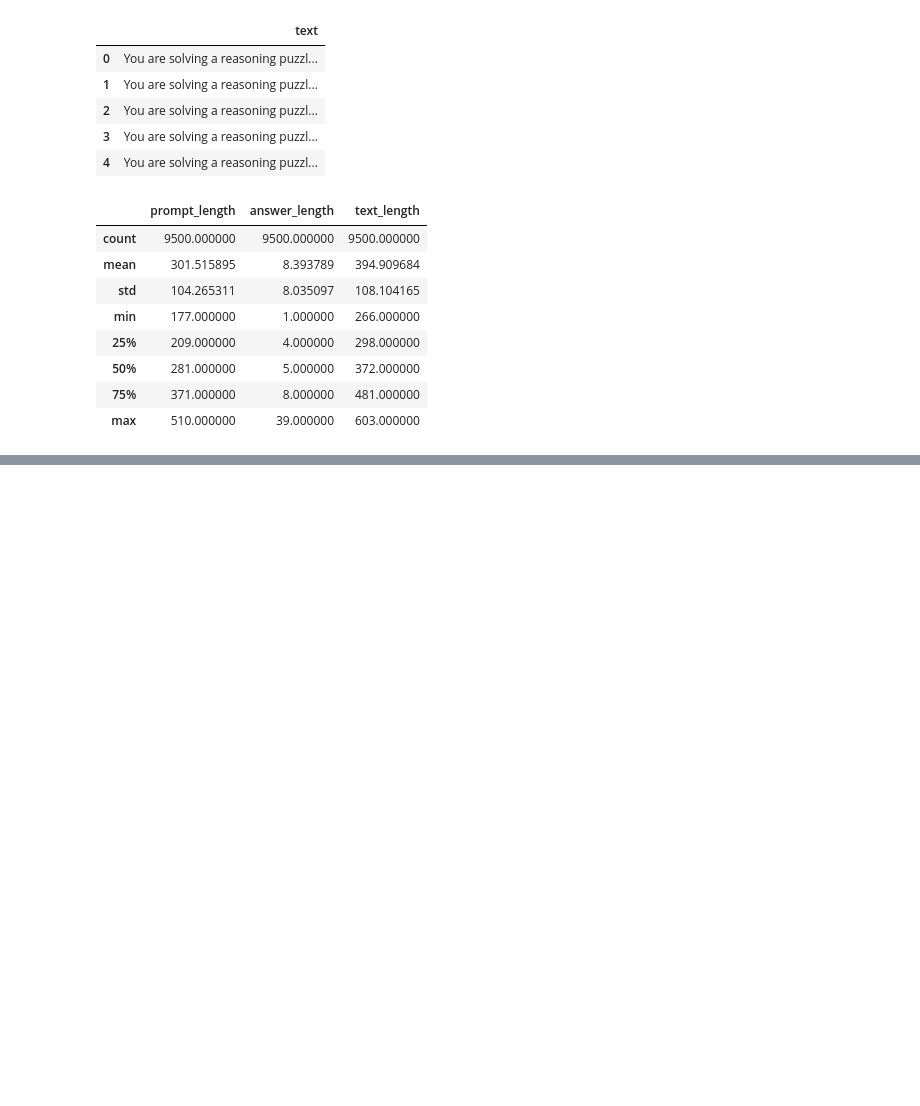
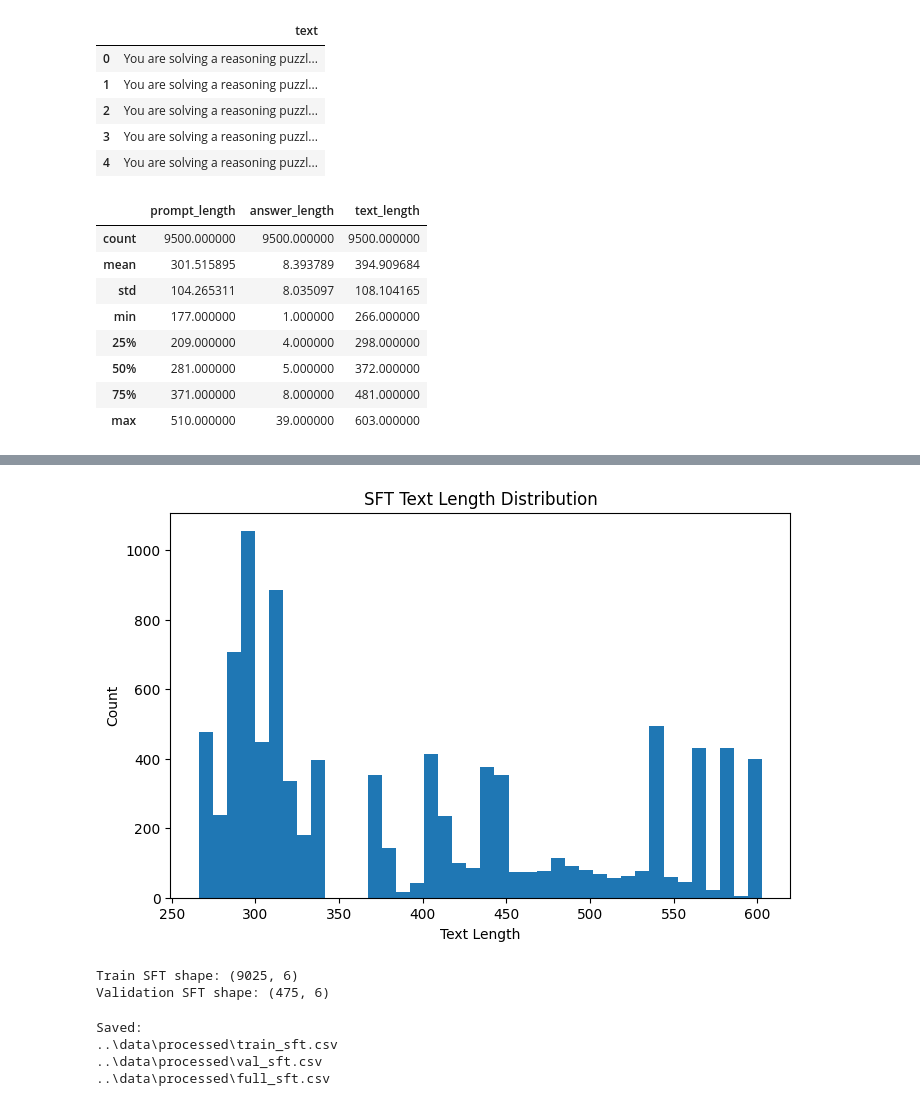
Before and after one commit to Phiziics/nemotron_reasoning_challenge, a Jupyter notebook: notebooks/02_baseline_sft.ipynb, the cells around one changed output, grey strips where cells are left out. Cells and saved outputs as stored; diff of their text form; code cells hidden in the pictures; blank space fills up the shorter version.

```diff
--- a/notebooks/02_baseline_sft.ipynb
+++ b/notebooks/02_baseline_sft.ipynb
@@ -241,0 +186,10 @@ Saved JSONL:
+# %%
+baseline_df["prompt_length"] = baseline_df["prompt"].str.len()
+baseline_df["answer_length"] = baseline_df["answer"].str.len()
+baseline_df["text_length"] = baseline_df["text"].str.len()
+
+display(
+    baseline_df[
+        ["prompt_length", "answer_length", "text_length"]
+    ].describe()
+)
@@ -241,0 +206,40 @@ Saved JSONL:
+# %%
+plt.figure(figsize=(8, 5))
+plt.hist(baseline_df["text_length"], bins=40)
+plt.title("SFT Text Length Distribution")
+plt.xlabel("Text Length")
+plt.ylabel("Count")
+plt.show()
+# %% [output]
+[figure, added]
+# %%
+train_sft_df, val_sft_df = train_test_split(
+    baseline_df,
+    test_size=0.05,
+    random_state=42,
+    shuffle=True
+)
+
+print("Train SFT shape:", train_sft_df.shape)
+print("Validation SFT shape:", val_sft_df.shape)
+# %% [output]
+Train SFT shape: (9025, 6)
+Validation SFT shape: (475, 6)
+# %%
+train_sft_path = PROCESSED_DATA_DIR / "train_sft.csv"
+val_sft_path = PROCESSED_DATA_DIR / "val_sft.csv"
+full_sft_path = PROCESSED_DATA_DIR / "full_sft.csv"
+
+train_sft_df.to_csv(train_sft_path, index=False)
+val_sft_df.to_csv(val_sft_path, index=False)
+baseline_df.to_csv(full_sft_path, index=False)
+
+print("Saved:")
+print(train_sft_path)
+print(val_sft_path)
+print(full_sft_path)
+# %% [output]
+Saved:
+..\data\processed\train_sft.csv
+..\data\processed\val_sft.csv
+..\data\processed\full_sft.csv
```
Also changed, not shown: parts of 10 cells of this notebook, 2 other files.
